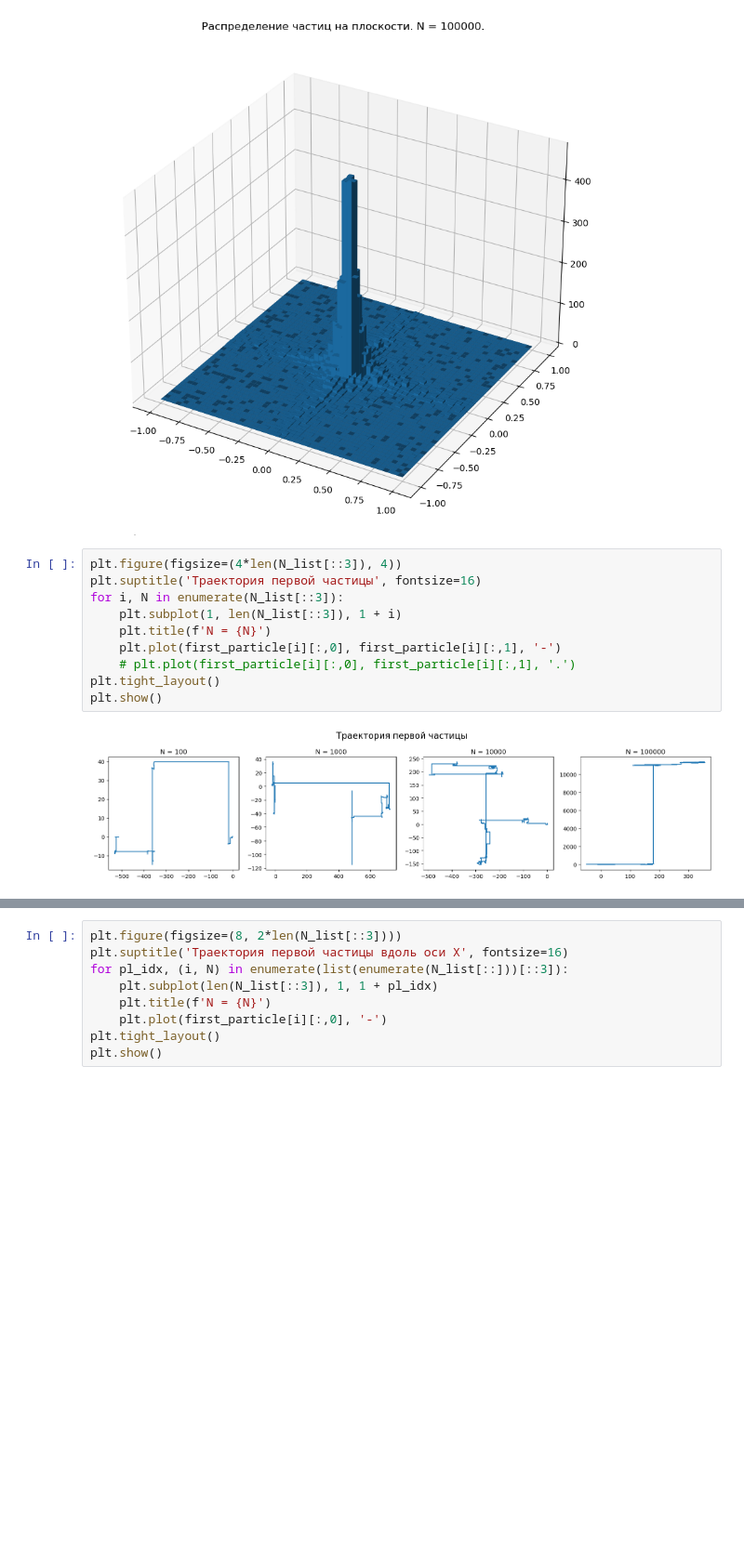
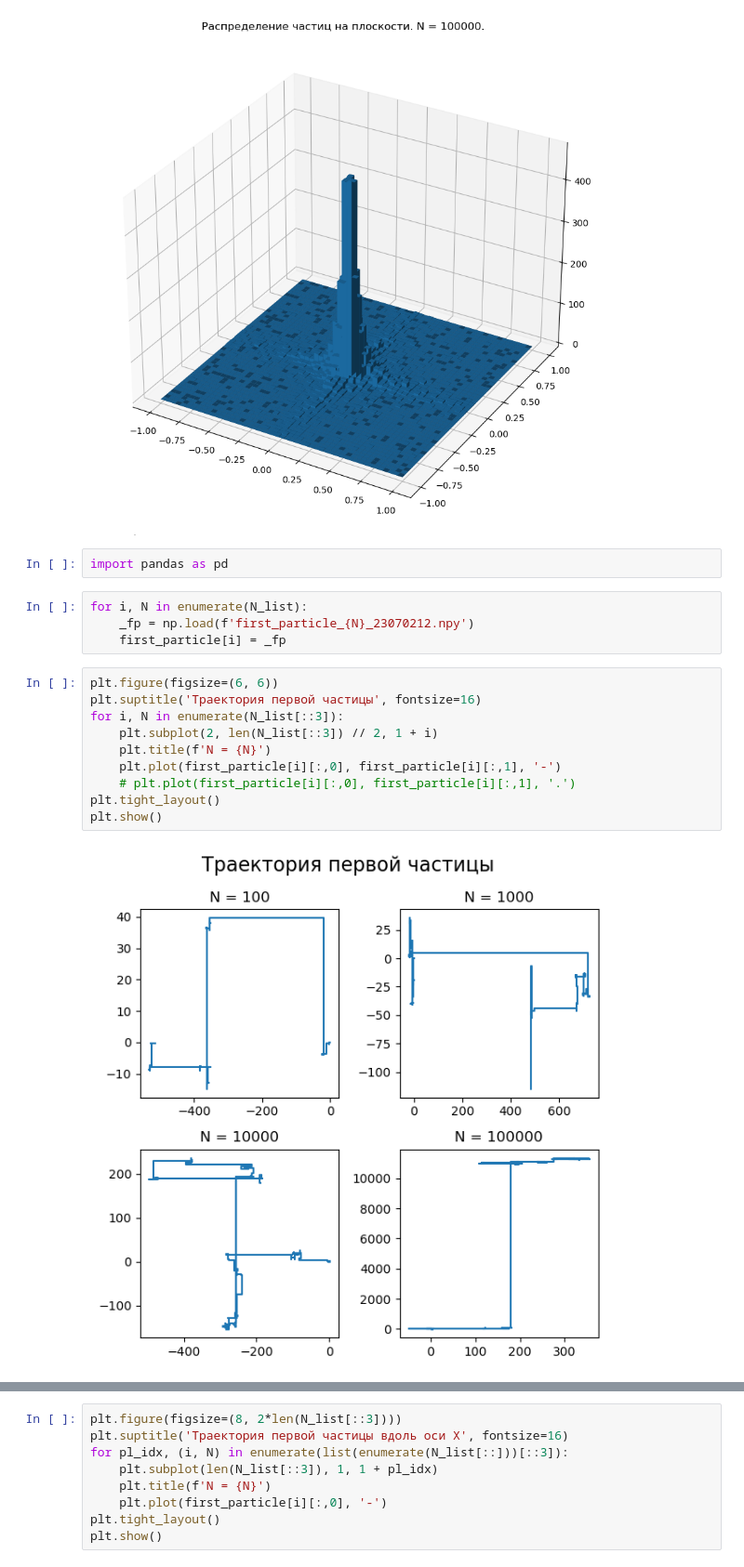
Before and after one commit to ravilkooo/mat_mod, a Jupyter notebook: lab-5/Task_1.ipynb, the cells around one changed output, grey strips where cells are left out. Shown at 93% size. Saved outputs shown, nothing was run; the diff lists cells and outputs as text; blank space fills up the shorter version.

Commit message:
more plots + data load

```diff
--- a/lab-5/Task_1.ipynb
+++ b/lab-5/Task_1.ipynb
@@ -114,16 +114,22 @@ plt.title(f'Раcпределение частиц на плоскости. N =
 plt.show()
 # %% [output]
 [figure]
+# %%
+import pandas as pd
+# %%
+for i, N in enumerate(N_list):
+    _fp = np.load(f'first_particle_{N}_23070212.npy')
+    first_particle[i] = _fp
 # %%
-plt.figure(figsize=(4*len(N_list[::3]), 4))
+plt.figure(figsize=(6, 6))
 plt.suptitle('Траектория первой частицы', fontsize=16)
 for i, N in enumerate(N_list[::3]):
-    plt.subplot(1, len(N_list[::3]), 1 + i)
+    plt.subplot(2, len(N_list[::3]) // 2, 1 + i)
     plt.title(f'N = {N}')
     plt.plot(first_particle[i][:,0], first_particle[i][:,1], '-')
     # plt.plot(first_particle[i][:,0], first_particle[i][:,1], '.')
 plt.tight_layout()
 plt.show()
 # %% [output]
-[figure, old version]
+[figure, new version]
 # %%
```
Also changed, not shown: parts of 15 cells of this notebook.
